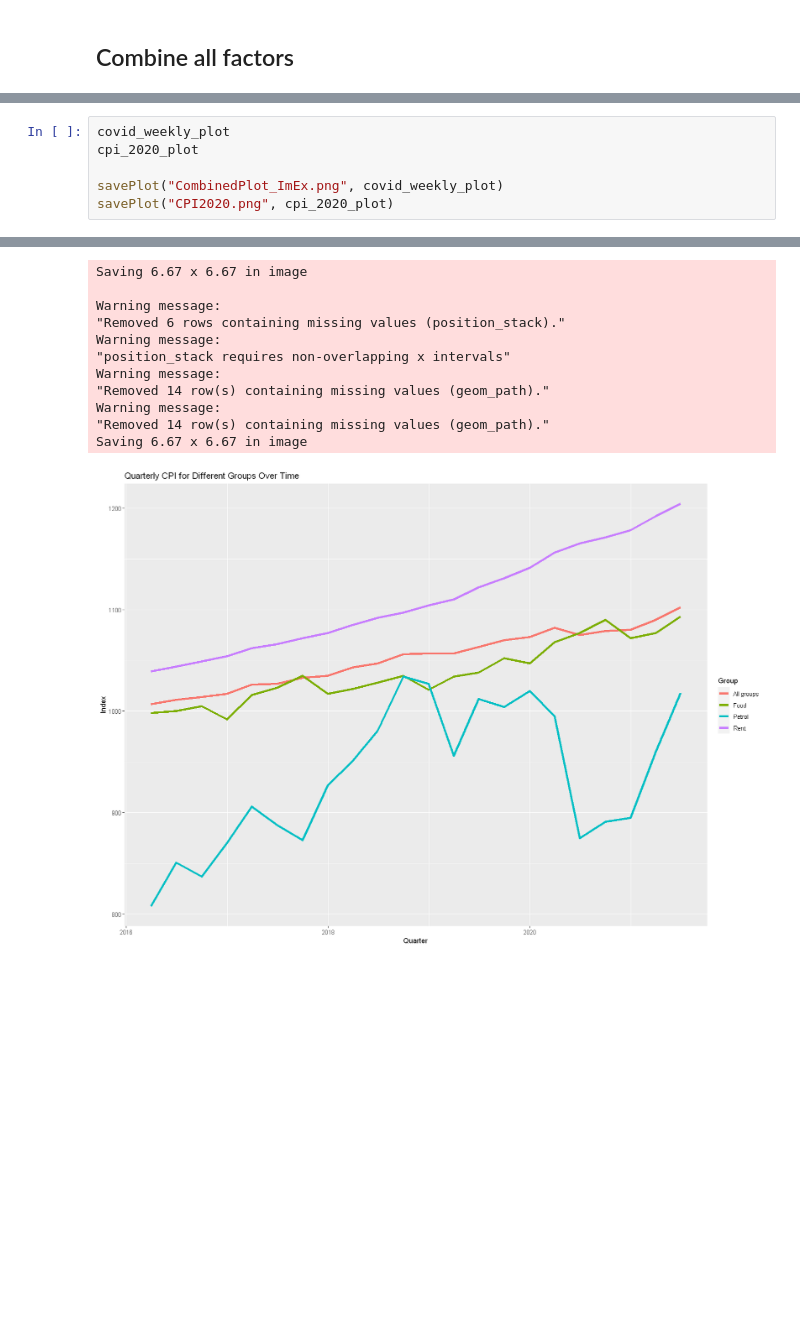
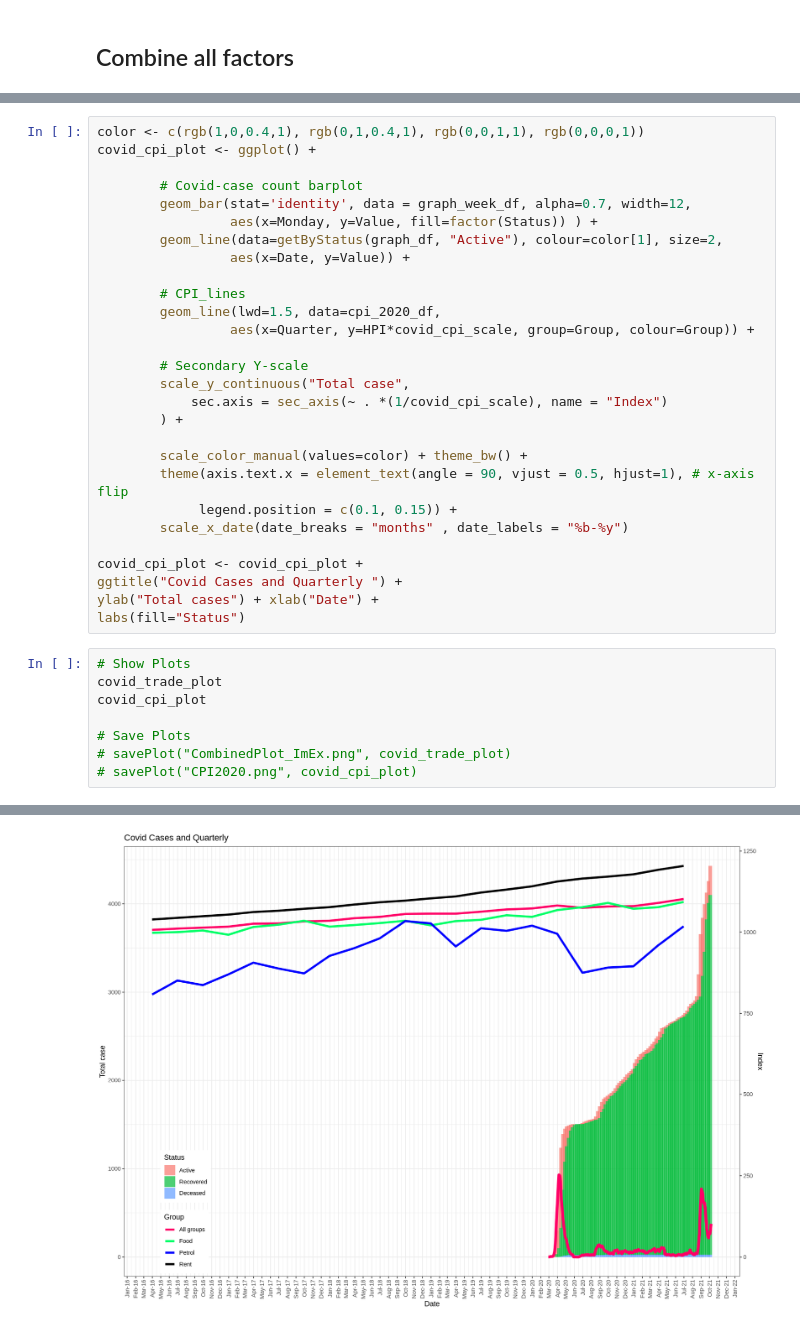
Before and after one commit to oscar-toohey/DATA201-group-project, a Jupyter notebook: Notebook_Final.ipynb, the cells around one changed output, grey strips where cells are left out. Drawn from its saved outputs; the diff is of its cells as text; blank space fills up the shorter version.

```diff
--- a/Notebook_Final.ipynb
+++ b/Notebook_Final.ipynb
@@ -564,8 +594,38 @@ cpi_2020_plot <- cpi_2020_df %>%
+# %%
+color <- c(rgb(1,0,0.4,1), rgb(0,1,0.4,1), rgb(0,0,1,1), rgb(0,0,0,1))
+covid_cpi_plot <- ggplot() +
+
+        # Covid-case count barplot
+        geom_bar(stat='identity', data = graph_week_df, alpha=0.7, width=12,
+                 aes(x=Monday, y=Value, fill=factor(Status)) ) +
+        geom_line(data=getByStatus(graph_df, "Active"), colour=color[1], size=2,
+                 aes(x=Date, y=Value)) +
+
+        # CPI_lines
+        geom_line(lwd=1.5, data=cpi_2020_df,
+                 aes(x=Quarter, y=HPI*covid_cpi_scale, group=Group, colour=Group)) +
+
+        # Secondary Y-scale
+        scale_y_continuous("Total case",
+            sec.axis = sec_axis(~ . *(1/covid_cpi_scale), name = "Index")
+        ) +
+
+        scale_color_manual(values=color) + theme_bw() +
+        theme(axis.text.x = element_text(angle = 90, vjust = 0.5, hjust=1), # x-axis flip
+             legend.position = c(0.1, 0.15)) +
+        scale_x_date(date_breaks = "months" , date_labels = "%b-%y")
+
+covid_cpi_plot <- covid_cpi_plot +
+ggtitle("Covid Cases and Quarterly ") +
+ylab("Total cases") + xlab("Date") +
+labs(fill="Status")
 # %%
-covid_weekly_plot
-cpi_2020_plot
+# Show Plots
+covid_trade_plot
+covid_cpi_plot
 
-savePlot("CombinedPlot_ImEx.png", covid_weekly_plot)
-savePlot("CPI2020.png", cpi_2020_plot)
+# Save Plots
+# savePlot("CombinedPlot_ImEx.png", covid_trade_plot)
+# savePlot("CPI2020.png", covid_cpi_plot)
 # %% [output]
 Warning message:
@@ -580,12 +644 @@ Warning message:
-Saving 6.67 x 6.67 in image
-
-Warning message:
-"Removed 6 rows containing missing values (position_stack)."
-Warning message:
-"position_stack requires non-overlapping x intervals"
-Warning message:
-"Removed 14 row(s) containing missing values (geom_path)."
-Warning message:
-"Removed 14 row(s) containing missing values (geom_path)."
-Saving 6.67 x 6.67 in image
-[figure, old version]
+[figure, new version]
```
Also changed, not shown: parts of 33 cells of this notebook, 8 other files.
